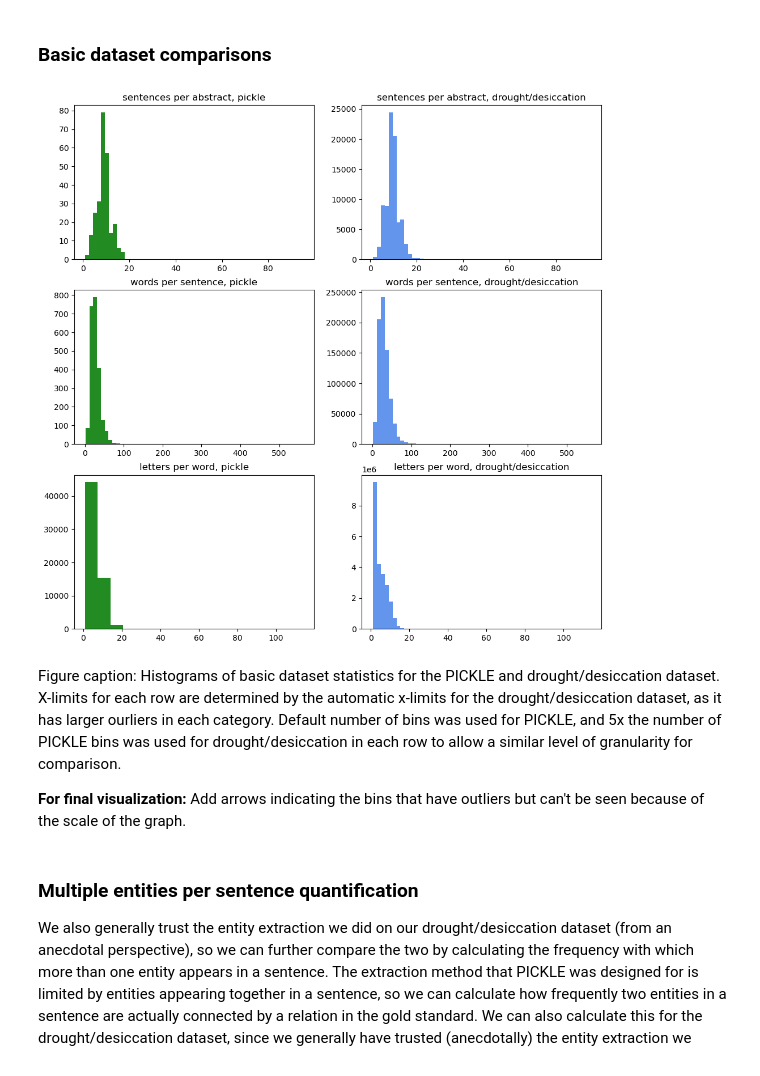
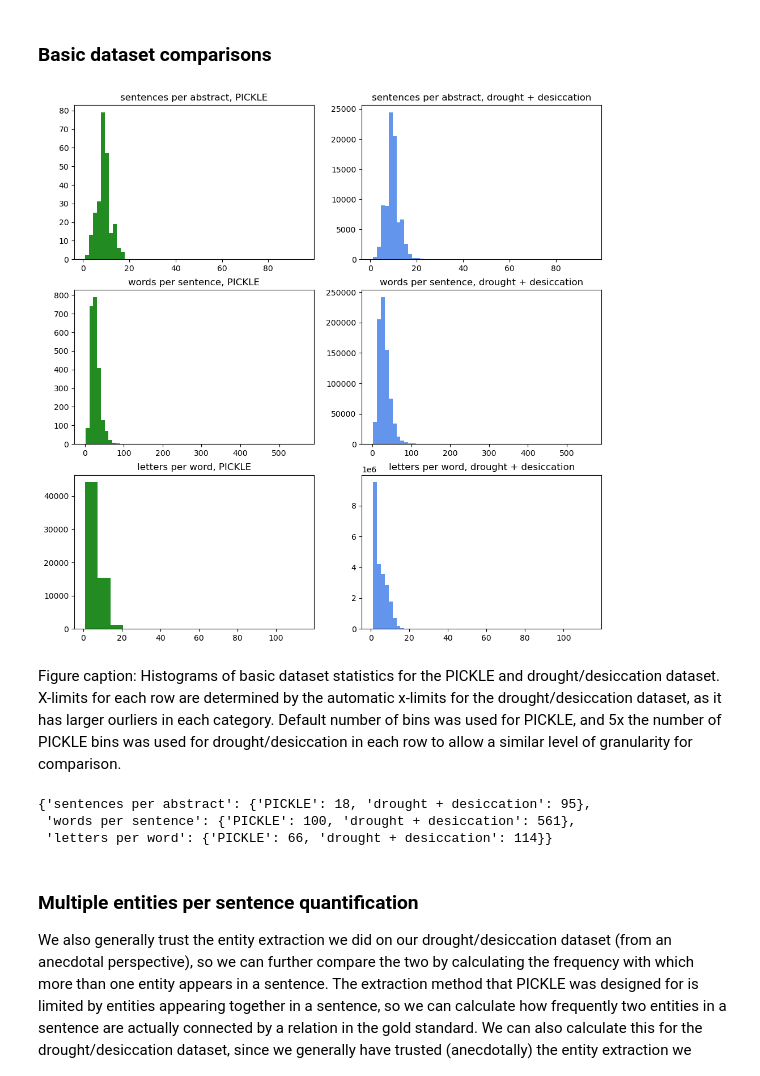
Before and after one commit to serenalotreck/literature-genes, a Jupyter notebook: notebooks/graph_quality_evaluation.ipynb, the cells around one changed output. Cells and saved outputs as stored; diff of their text form; code cells hidden in the pictures.

```diff
--- a/notebooks/graph_quality_evaluation.ipynb
+++ b/notebooks/graph_quality_evaluation.ipynb
@@ -21,8 +21,8 @@ with jsonlines.open('../data/dygiepp/model_predictions/09Apr24_dygiepp_test_form
     drought_des = [obj for obj in reader]
 # %%
 datasets = {
-    'pickle': pickle,
-    'drought/desiccation': drought_des
+    'PICKLE': pickle,
+    'drought + desiccation': drought_des
 }
 # %% [markdown]
 ### Basic dataset comparisons
@@ -44,20 +44,18 @@ basic_stats = {
 }
 # %%
 fig, axs = plt.subplots(3, 2, figsize=(12,12), sharex='row')
-colors = {'pickle': 'forestgreen', 'drought/desiccation': 'cornflowerblue'}
+colors = {'PICKLE': 'forestgreen', 'drought + desiccation': 'cornflowerblue'}
 for stat, axz in zip(basic_stats, axs):
     for dset_name, ax in zip(basic_stats[stat], axz):
         vals = basic_stats[stat][dset_name]
-        if dset_name == 'pickle':
+        if dset_name == 'PICKLE':
             _, bins, _ = ax.hist(vals, label=dset_name, color=colors[dset_name])
-        elif dset_name == 'drought/desiccation':
+        elif dset_name == 'drought + desiccation':
             ax.hist(vals, bins=len(bins)*5, label=dset_name, color=colors[dset_name])
         ax.set_title(f'{stat}, {dset_name}')
 plt.savefig('../data/figures/basic_dataset_statistics_comparison_pickle.pdf', format='pdf',
            bbox_inches='tight', dpi=600)
 # %% [output]
-[figure, old version]
+[figure, new version]
 # %% [markdown]
 Figure caption: Histograms of basic dataset statistics for the PICKLE and drought/desiccation dataset. X-limits for each row are determined by the automatic x-limits for the drought/desiccation dataset, as it has larger ourliers in each category. Default number of bins was used for PICKLE, and 5x the number of PICKLE bins was used for drought/desiccation in each row to allow a similar level of granularity for comparison.
-
-**For final visualization:** Add arrows indicating the bins that have outliers but can't be seen because of the scale of the graph.
@@ -64,3 +69,9 @@ Figure caption: Histograms of basic dataset statistics for the PICKLE and drough
+# %%
+max_vals
+# %% [output]
+{'sentences per abstract': {'PICKLE': 18, 'drought + desiccation': 95},
+ 'words per sentence': {'PICKLE': 100, 'drought + desiccation': 561},
+ 'letters per word': {'PICKLE': 66, 'drought + desiccation': 114}}
 # %% [markdown]
 ### Multiple entities per sentence quantification
 
```
Also changed, not shown: parts of 5 cells of this notebook, 3 other files.
